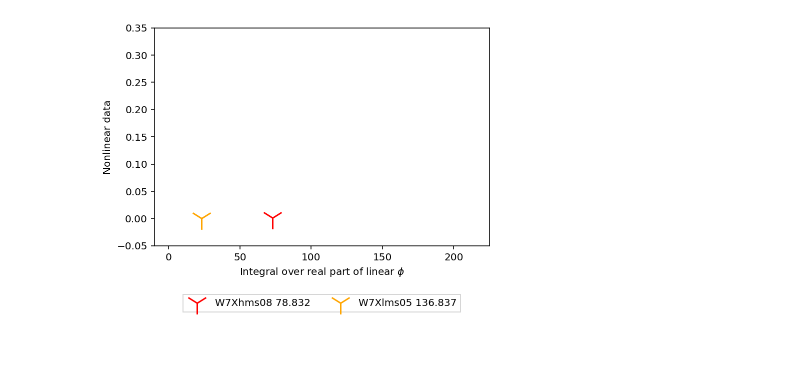
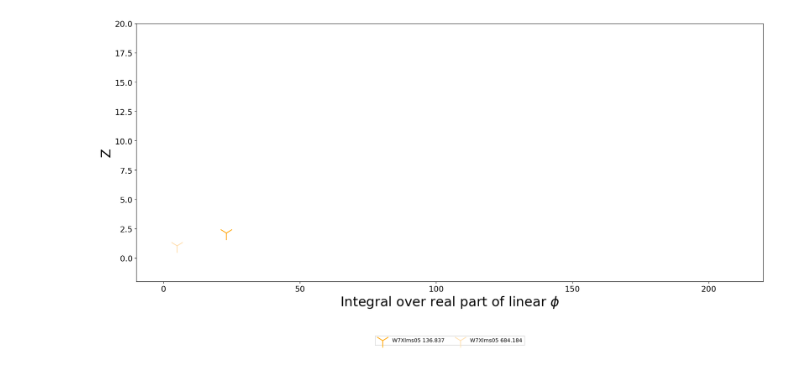
Before and after one commit to cardanmomo/sterren, a Jupyter notebook: Emmasnotebooks/Comparing_linear_and_nonlinear/Z/real_integral_and_nonlinearZ.ipynb, the cells around one changed output. Saved outputs shown, nothing was run; the diff lists cells and outputs as text; code cells hidden in the pictures.

```diff
--- a/Emmasnotebooks/Comparing_linear_and_nonlinear/Z/real_integral_and_nonlinearZ.ipynb
+++ b/Emmasnotebooks/Comparing_linear_and_nonlinear/Z/real_integral_and_nonlinearZ.ipynb
@@ -13,2 +9,9 @@ linear_real = [integ22,integ152,integ152,integ222,integ62,integ262,integ262,inte
+# %%
+import pandas as pd
+datanonlinear = pd.read_csv (r'C:\Users\s162605\Documents\Studie\JAAR3\BEP\Data\wendelstein_version3.csv')
+nonlinT = pd.DataFrame(datanonlinear, columns= ['Turbulence'])
+nonlinZ = pd.DataFrame(datanonlinear, columns= ['Zonal Flow'])
+
+linear_real = [integ22,integ152,integ152,integ402,integ402,integ402,integ222,integ62,integ412,integ262,integ262,integ422,integ292,integ82,integ82,integ82,integ92,integ92,integ322,integ322,integ322,integ132,integ132,integ332,integ132,integ362,integ362,integ352,integ142]
 # %%
 import matplotlib.markers
@@ -131,20 +154,18 @@ plt.show()
 # %%
 import matplotlib.markers
-plt.scatter(linear_real[3],nonlinearZ[3],color='red',label='W7Xhms08 78.832', marker='1',s=500, cmap=None, alpha=1, linewidths=5, edgecolors=None)
-plt.scatter(linear_real[7],nonlinearZ[7],color='orange',label='W7Xlms05 136.837', marker='1',s=500, cmap=None, alpha=1, linewidths=5, edgecolors=None)
+plt.scatter(linear_real[12],nonlinZ.values[12],color='orange',label='W7Xlms05 136.837', marker='1',s=700, cmap=None, alpha=1, linewidths=5, edgecolors=None)
+plt.scatter(linear_real[11],nonlinZ.values[11],color='navajowhite',label='W7Xlms05 684.184', marker='1',s=700, cmap=None, alpha=1, linewidths=5, edgecolors=None)
 
 #plt.title('Nonlinear xx plotted against $\tau_{ZF}$', fontsize=30)
-plt.xlabel('Integral over real part of linear $\phi$',fontsize=10)
-#plt.yticks(fontsize=18)
-plt.ylabel('Nonlinear data',fontsize=10)
-plt.legend(loc='upper center', bbox_to_anchor=(0.5, -0.2),fancybox=False, shadow=False, ncol=6)
-plt.tight_layout
-#rect=[0, 0, 4, 3]
-plt.ylim([-0.05,0.35])
-plt.xlim([-10,225])
+plt.xlabel('Integral over real part of linear $\phi$',fontsize=25)
+plt.yticks(fontsize=15)
+plt.xticks(fontsize=15)
+plt.ylabel('Z',fontsize=25)
+plt.legend(loc='upper center', bbox_to_anchor=(0.5, -0.2),fancybox=False, shadow=False, ncol=5)
+plt.tight_layout(rect=[0, 0, 3, 2])
+plt.ylim([-2,20])
+plt.xlim([-10,220])
 plt.show()
 #plt.savefig('C:/Users/s162605/Documents/Studie/JAAR3/BEP/figures/tau_ZF_comparison.pdf', format='pdf', dpi=1200)
-
-#eenheden checken!
 # %% [output]
-[figure, old version]
+[figure, new version]
```
Also changed, not shown: parts of 8 cells of this notebook, 9 other files.
